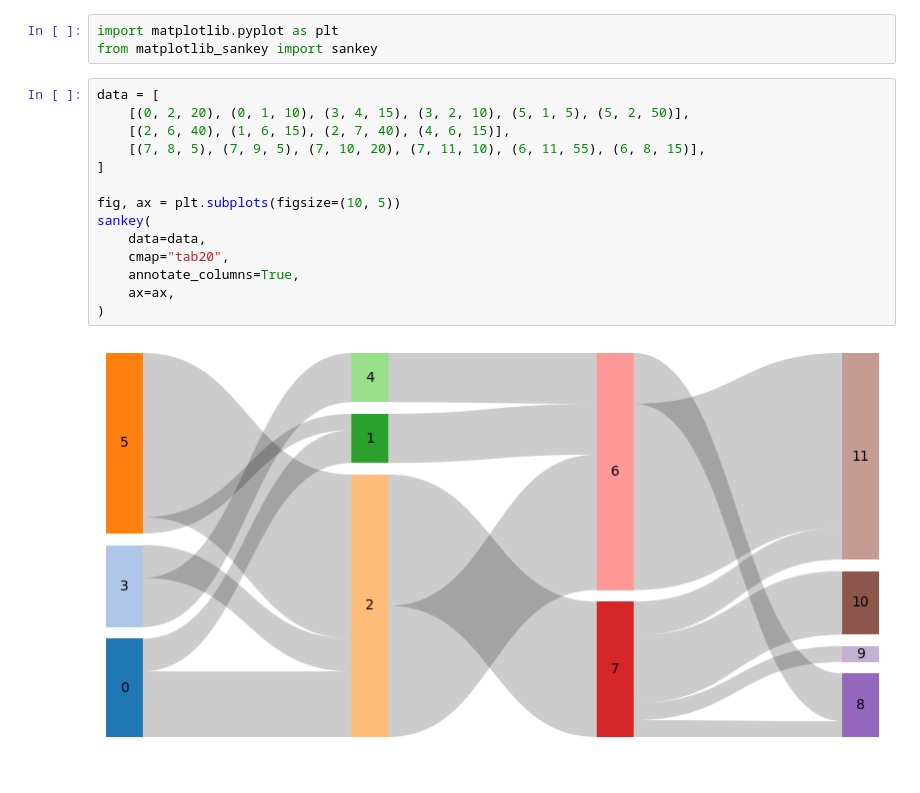
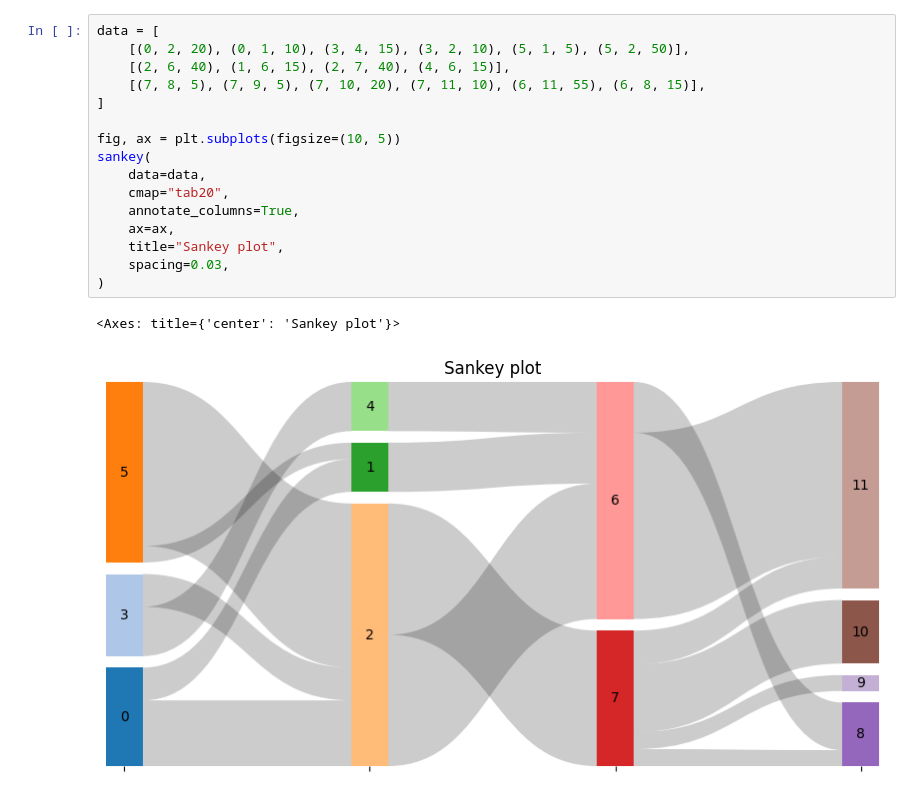
Before and after one commit to harryhaller001/matplotlib-sankey, a Jupyter notebook: dev/testing.ipynb, the cells around one changed output. Drawn from its saved outputs; the diff is of its cells as text.

Commit message:
update plotting function, complete docstring, update vignette

```diff
--- a/dev/testing.ipynb
+++ b/dev/testing.ipynb
@@ -8,19 +14,19 @@ sys.path.append("../")
-# %%
-import matplotlib.pyplot as plt
-from matplotlib_sankey import sankey
 # %%
 data = [
     [(0, 2, 20), (0, 1, 10), (3, 4, 15), (3, 2, 10), (5, 1, 5), (5, 2, 50)],
     [(2, 6, 40), (1, 6, 15), (2, 7, 40), (4, 6, 15)],
     [(7, 8, 5), (7, 9, 5), (7, 10, 20), (7, 11, 10), (6, 11, 55), (6, 8, 15)],
 ]
 
 fig, ax = plt.subplots(figsize=(10, 5))
 sankey(
     data=data,
     cmap="tab20",
     annotate_columns=True,
     ax=ax,
+    title="Sankey plot",
+    spacing=0.03,
 )
 # %% [output]
+<Axes: title={'center': 'Sankey plot'}>
-[figure, old version]
+[figure, new version]
```
Also changed, not shown: parts of 3 cells of this notebook, 4 other files.
